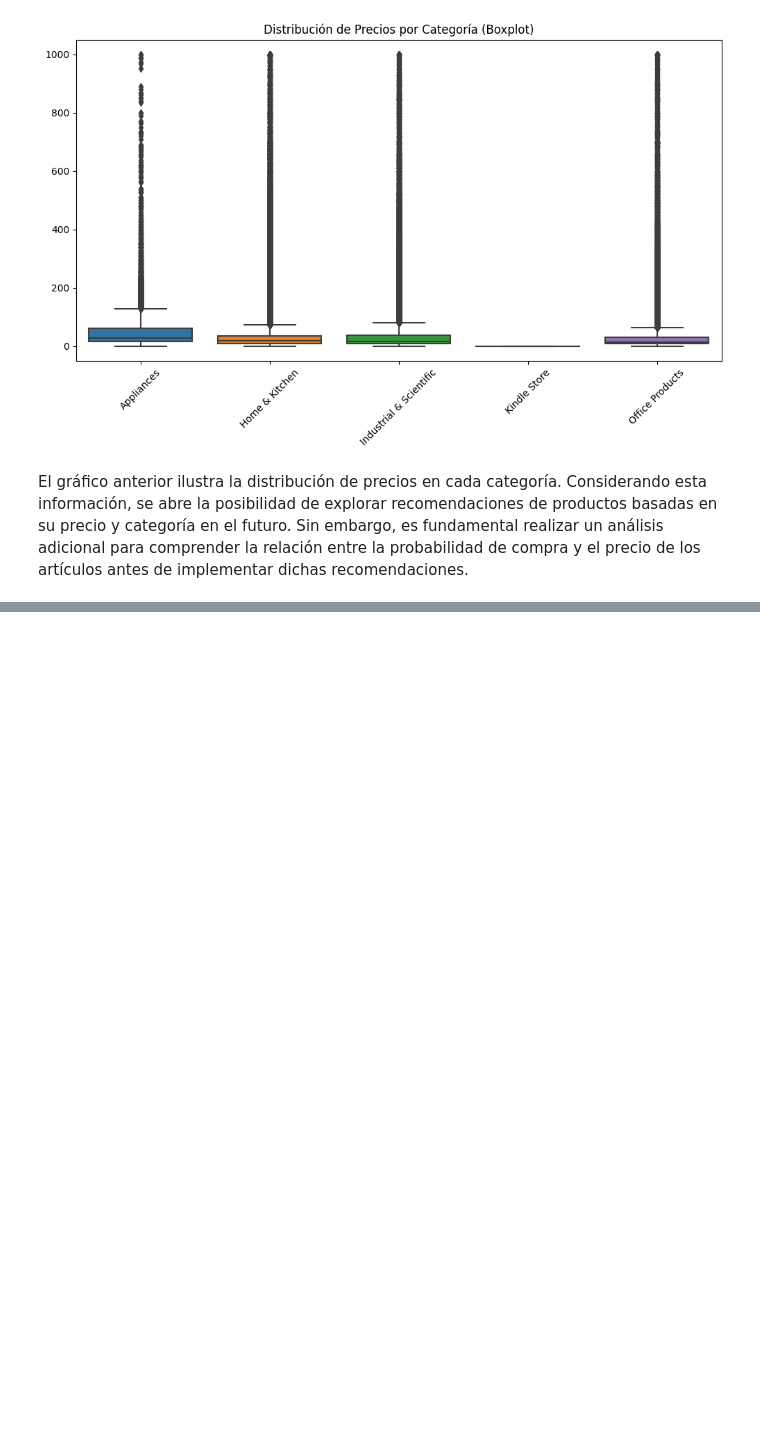
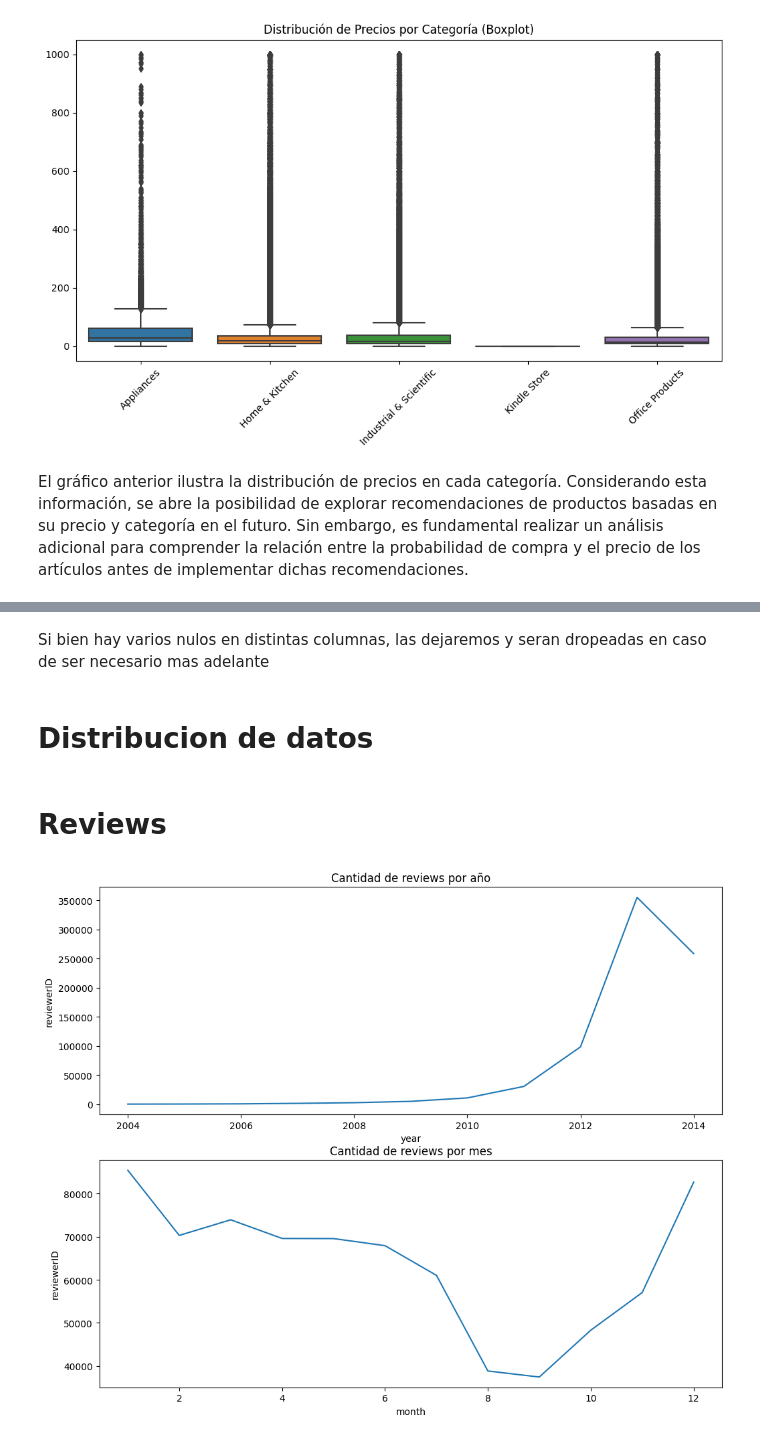
Before and after one commit to AlejandroManrrique/Amazon-Reviews, a Jupyter notebook: EDA.ipynb, the cells around one changed output, grey strips where cells are left out. Saved outputs shown, nothing was run; the diff lists cells and outputs as text; code cells hidden in the pictures; blank space fills up the shorter version.

```diff
--- a/EDA.ipynb
+++ b/EDA.ipynb
@@ -123,0 +130,2 @@ El gráfico anterior ilustra la distribución de precios en cada categoría. Con
+# %%
+archivos = ['datasets_parquet/Cell_Phones_and_Accessories.parquet.gzip','datasets_parquet/Clothing_Shoes_and_Jewelry.parquet.gzip','datasets_parquet/Musical_Instruments.parquet.gzip','datasets_parquet/Pet_Supplies.parquet.gzip']
@@ -123,0 +138,7 @@ El gráfico anterior ilustra la distribución de precios en cada categoría. Con
+# %%
+dataframes = []
+for dataset in archivos:
+    df = pd.read_parquet(dataset)
+    dataframes.append(df)
+# %%
+concatenated_dfs = pd.concat(dataframes)
@@ -123,0 +231,27 @@ El gráfico anterior ilustra la distribución de precios en cada categoría. Con
+# %% [markdown]
+Si bien hay varios nulos en distintas columnas, las dejaremos y seran dropeadas en caso de ser necesario mas adelante
+# %% [markdown]
+# Distribucion de datos
+# %% [markdown]
+# Reviews
+# %%
+concatenated_dfs['year'] = concatenated_dfs['unixReviewTime'].apply(lambda x: datetime.fromtimestamp(x).year)
+concatenated_dfs['month'] = concatenated_dfs['unixReviewTime'].apply(lambda x: datetime.fromtimestamp(x).month)
+# %%
+plt.figure(figsize=(12,15))
+plt.subplot(3,1,1)
+plt.title('Cantidad de reviews por año')
+sns.lineplot(data=concatenated_dfs.groupby('year').count(),
+             x='year',
+             y='reviewerID')
+
+plt.subplot(3,1,2)
+plt.title('Cantidad de reviews por mes')
+sns.lineplot(data=concatenated_dfs.groupby('month').count(),
+             x='month',
+             y='reviewerID'
+)
+
+plt.show()
+# %% [output]
+[figure, added]
```
Also changed, not shown: parts of 175 cells of this notebook.
